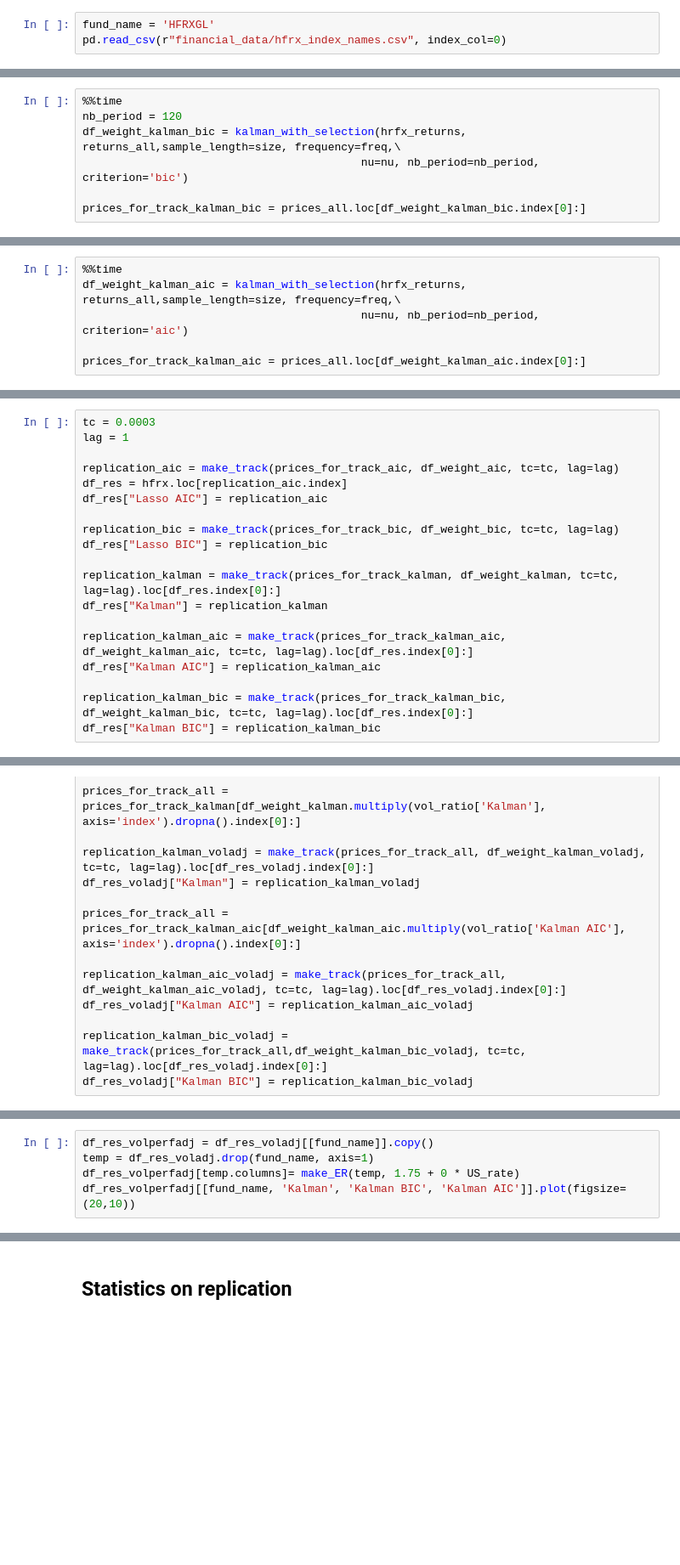
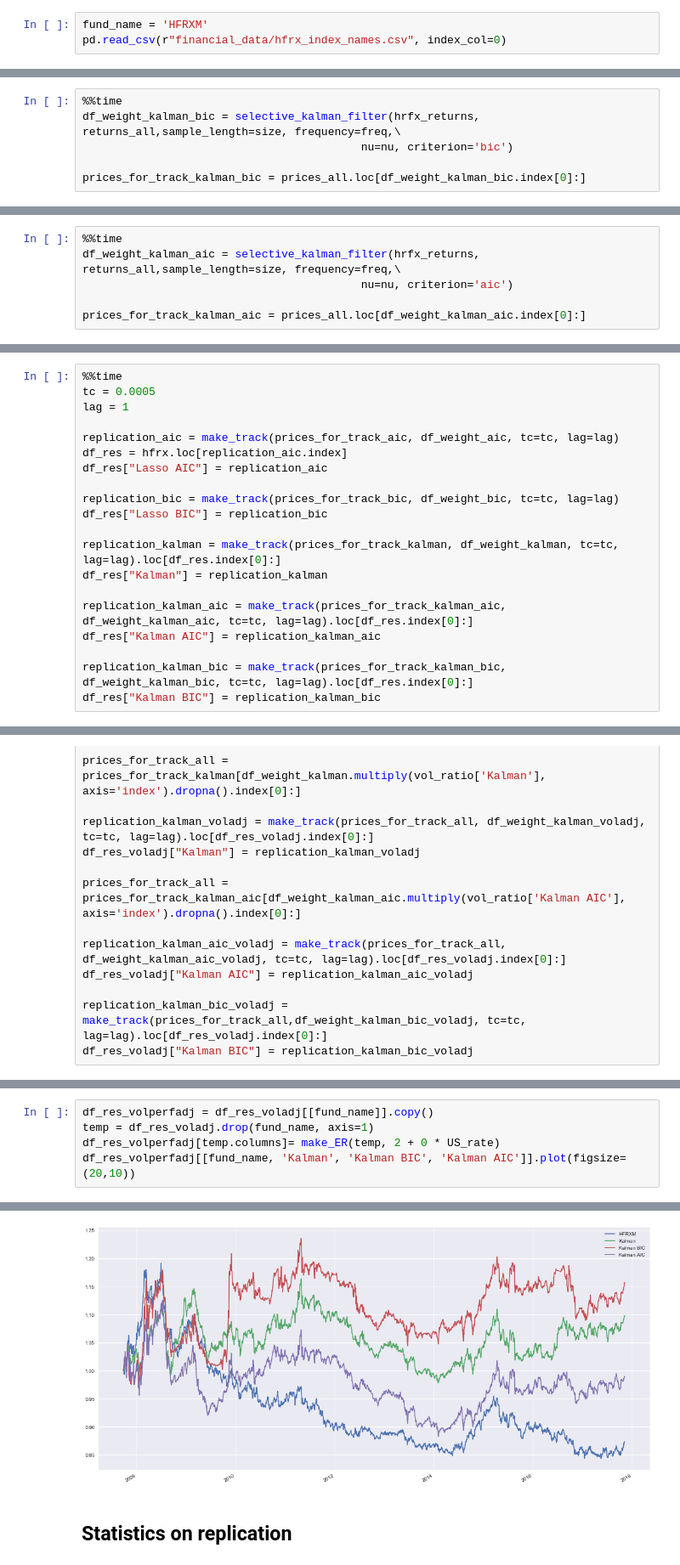
Before and after one commit to gwigniolle/Hedge-Fund-Replication, a Jupyter notebook: Replication HFRXGL.ipynb, the cells around one changed output, grey strips where cells are left out. Shown at 85% size. Drawn from its saved outputs; the diff is of its cells as text; blank space fills up the shorter version.

Commit message:
added performance contributions and selective_kalman_filter

```diff
--- a/Replication HFRXGL.ipynb
+++ b/Replication HFRXGL.ipynb
@@ -21,3 +22,3 @@ ImportError: cannot import name 'replication_stats'
 # %%
-fund_name = 'HFRXGL'
+fund_name = 'HFRXM'
 pd.read_csv(r"financial_data/hfrx_index_names.csv", index_col=0)
@@ -80,7 +120,6 @@ prices_for_track_kalman = prices_all.loc[df_weight_kalman.index[0]:]
 # %%
 %%time
-nb_period = 120
-df_weight_kalman_bic = kalman_with_selection(hrfx_returns, returns_all,sample_length=size, frequency=freq,\
-                                          nu=nu, nb_period=nb_period, criterion='bic')
+df_weight_kalman_bic = selective_kalman_filter(hrfx_returns, returns_all,sample_length=size, frequency=freq,\
+                                          nu=nu, criterion='bic')
 
 prices_for_track_kalman_bic = prices_all.loc[df_weight_kalman_bic.index[0]:]
@@ -87,6 +128,6 @@ prices_for_track_kalman_bic = prices_all.loc[df_weight_kalman_bic.index[0]:]
 # %%
 %%time
-df_weight_kalman_aic = kalman_with_selection(hrfx_returns, returns_all,sample_length=size, frequency=freq,\
-                                          nu=nu, nb_period=nb_period, criterion='aic')
+df_weight_kalman_aic = selective_kalman_filter(hrfx_returns, returns_all,sample_length=size, frequency=freq,\
+                                          nu=nu, criterion='aic')
 
 prices_for_track_kalman_aic = prices_all.loc[df_weight_kalman_aic.index[0]:]
@@ -93,5 +136,6 @@ prices_for_track_kalman_aic = prices_all.loc[df_weight_kalman_aic.index[0]:]
 # %%
-tc = 0.0003
+%%time
+tc = 0.0005
 lag = 1
 
 replication_aic = make_track(prices_for_track_aic, df_weight_aic, tc=tc, lag=lag)
@@ -157,5 +223,6 @@ df_res_voladj[[fund_name, 'Kalman', 'Kalman BIC', 'Kalman AIC']].plot(figsize=(2
 # %%
 df_res_volperfadj = df_res_voladj[[fund_name]].copy()
 temp = df_res_voladj.drop(fund_name, axis=1)
-df_res_volperfadj[temp.columns]= make_ER(temp, 1.75 + 0 * US_rate)
+df_res_volperfadj[temp.columns]= make_ER(temp, 2 + 0 * US_rate)
 df_res_volperfadj[[fund_name, 'Kalman', 'Kalman BIC', 'Kalman AIC']].plot(figsize=(20,10))
+# %% [output]
@@ -162,3 +230,4 @@ df_res_volperfadj[[fund_name, 'Kalman', 'Kalman BIC', 'Kalman AIC']].plot(figsiz
+[figure, added]
 # %% [markdown]
 ## Statistics on replication
 # %%
```
Also changed, not shown: parts of 44 cells of this notebook, 1 other file.
